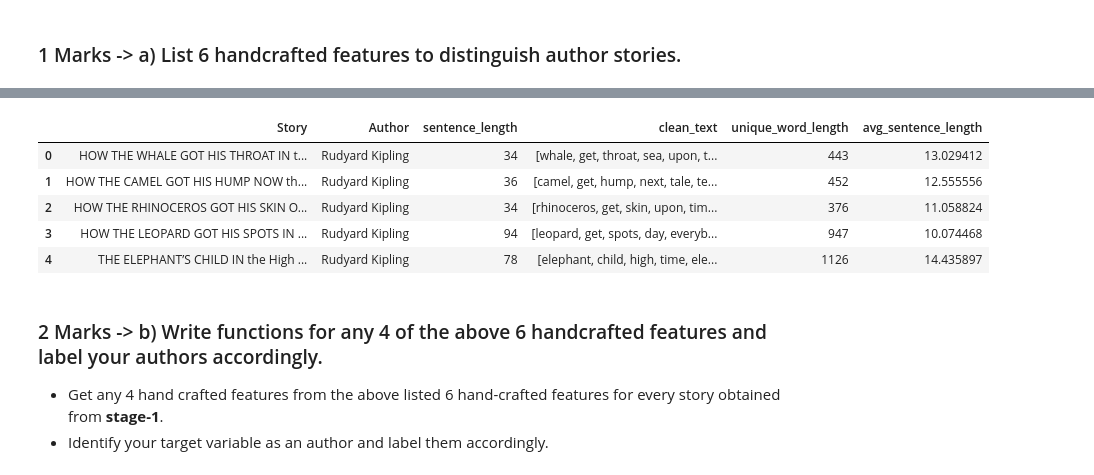
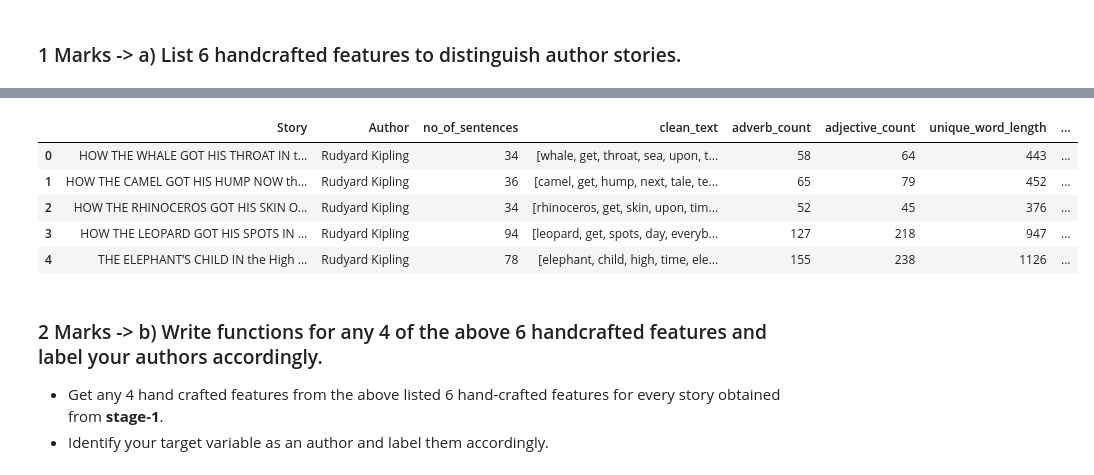
Before and after one commit to vikramvundyala/python_AI-ML, a Jupyter notebook: U2_MH1_AuthorIdentification.ipynb, the cells around one changed output, grey strips where cells are left out. Saved outputs shown, nothing was run; the diff lists cells and outputs as text; code cells hidden in the pictures.

```diff
--- a/U2_MH1_AuthorIdentification.ipynb
+++ b/U2_MH1_AuthorIdentification.ipynb
@@ -281,18 +332,26 @@ def clean_text(text: str) :
 [nltk_data]  Done downloading collection all
 # %%
 
-df_All['sentence_length'] = df_All['Story'].apply(lambda x: len(sent_tokenize(x)))
+df_All['no_of_sentences'] = df_All['Story'].apply(lambda x: len(sent_tokenize(x)))
 df_All['clean_text'] = df_All['Story'].apply(lambda x: clean_text(x))
+
+df_All['adverb_count'] = df_All['Story'].apply(lambda x: adverb_count(x))
+df_All['adjective_count'] = df_All['Story'].apply(lambda x: adjective_count(x))
+
+
+# df["vocab_richness"] = df["clean_text"].apply(
+#     lambda text: len(set(word_tokenize(text.lower()))) / len(word_tokenize(text))
+# )
 df_All['unique_word_length'] = df_All['clean_text'].apply(lambda x: len(x))
-df_All['avg_sentence_length'] = df_All['unique_word_length']/df_All['sentence_length']
+df_All['avg_sentence_length'] = df_All['unique_word_length']/df_All['no_of_sentences']
 df_All.head()
 # %% [output]
-|  | Story | Author | sentence_length | clean_text | unique_word_length | avg_sentence_length |
-| 0 | HOW THE WHALE GOT HIS THROAT IN t... | Rudyard Kipling | 34 | [whale, get, throat, sea, upon, t... | 443 | 13.029412 |
-| 1 | HOW THE CAMEL GOT HIS HUMP NOW th... | Rudyard Kipling | 36 | [camel, get, hump, next, tale, te... | 452 | 12.555556 |
-| 2 | HOW THE RHINOCEROS GOT HIS SKIN O... | Rudyard Kipling | 34 | [rhinoceros, get, skin, upon, tim... | 376 | 11.058824 |
-| 3 | HOW THE LEOPARD GOT HIS SPOTS IN ... | Rudyard Kipling | 94 | [leopard, get, spots, day, everyb... | 947 | 10.074468 |
-| 4 | THE ELEPHANT’S CHILD IN the High ... | Rudyard Kipling | 78 | [elephant, child, high, time, ele... | 1126 | 14.435897 |
+|  | Story | Author | no_of_sentences | clean_text | adverb_count | adjective_count | unique_word_length | ... |
+| 0 | HOW THE WHALE GOT HIS THROAT IN t... | Rudyard Kipling | 34 | [whale, get, throat, sea, upon, t... | 58 | 64 | 443 | ... |
+| 1 | HOW THE CAMEL GOT HIS HUMP NOW th... | Rudyard Kipling | 36 | [camel, get, hump, next, tale, te... | 65 | 79 | 452 | ... |
+| 2 | HOW THE RHINOCEROS GOT HIS SKIN O... | Rudyard Kipling | 34 | [rhinoceros, get, skin, upon, tim... | 52 | 45 | 376 | ... |
+| 3 | HOW THE LEOPARD GOT HIS SPOTS IN ... | Rudyard Kipling | 94 | [leopard, get, spots, day, everyb... | 127 | 218 | 947 | ... |
+| 4 | THE ELEPHANT’S CHILD IN the High ... | Rudyard Kipling | 78 | [elephant, child, high, time, ele... | 155 | 238 | 1126 | ... |
 # %% [markdown]
 ###  2 Marks -> b) Write functions for any 4 of the above 6 handcrafted features and label your authors accordingly.
 
```
Also changed, not shown: parts of 4 cells of this notebook.
